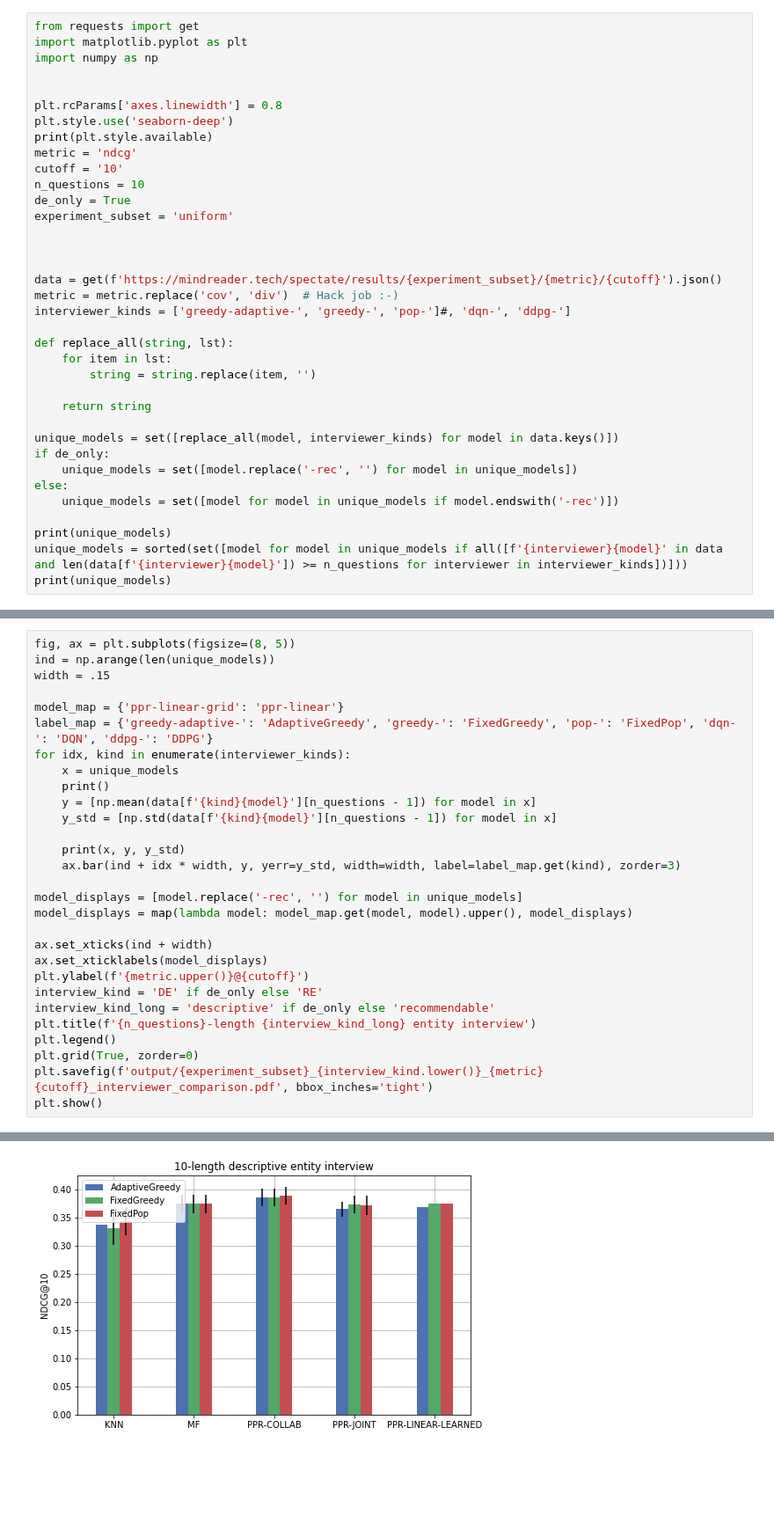
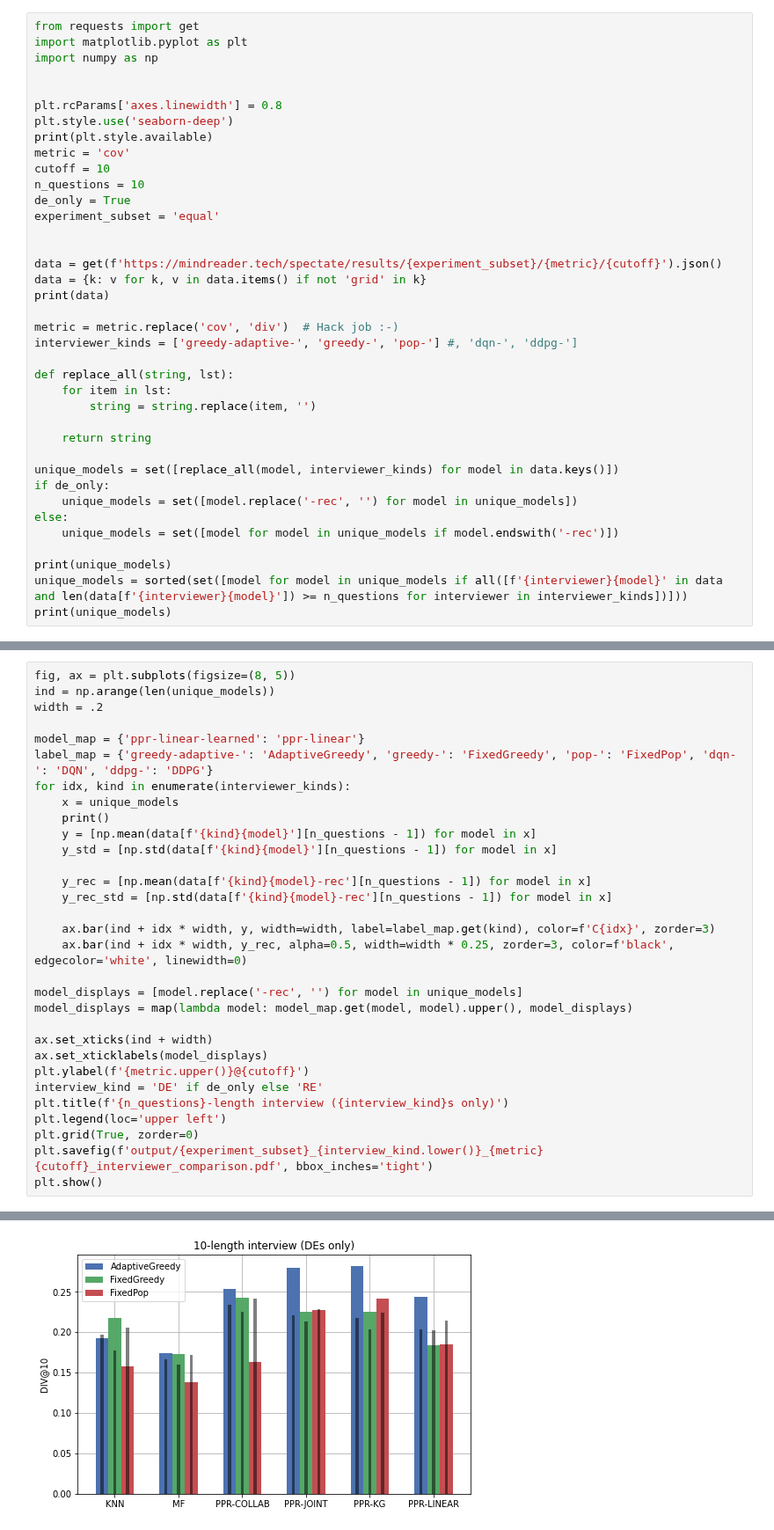
Before and after one commit to MI-911/cold-start-framework, a Jupyter notebook: tools/analysis/results/interviewer_comparison.ipynb, the cells around one changed output, grey strips where cells are left out. Shown at 88% size. Drawn from its saved outputs; the diff is of its cells as text; blank space fills up the shorter version.

Commit message:
Interviewer comparison

```diff
--- a/tools/analysis/results/interviewer_comparison.ipynb
+++ b/tools/analysis/results/interviewer_comparison.ipynb
@@ -7,17 +7,19 @@ import numpy as np
 plt.rcParams['axes.linewidth'] = 0.8
 plt.style.use('seaborn-deep')
 print(plt.style.available)
-metric = 'ndcg'
-cutoff = '10'
+metric = 'cov'
+cutoff = 10
 n_questions = 10
 de_only = True
-experiment_subset = 'uniform'
-
+experiment_subset = 'equal'
 
 
 data = get(f'https://mindreader.tech/spectate/results/{experiment_subset}/{metric}/{cutoff}').json()
+data = {k: v for k, v in data.items() if not 'grid' in k}
+print(data)
+
 metric = metric.replace('cov', 'div')  # Hack job :-)
-interviewer_kinds = ['greedy-adaptive-', 'greedy-', 'pop-']#, 'dqn-', 'ddpg-']
+interviewer_kinds = ['greedy-adaptive-', 'greedy-', 'pop-'] #, 'dqn-', 'ddpg-']
 
 def replace_all(string, lst):
     for item in lst:
@@ -41,9 +44,9 @@ print(unique_models)
 # %%
 fig, ax = plt.subplots(figsize=(8, 5))
 ind = np.arange(len(unique_models))
-width = .15
+width = .2
 
-model_map = {'ppr-linear-grid': 'ppr-linear'}
+model_map = {'ppr-linear-learned': 'ppr-linear'}
 label_map = {'greedy-adaptive-': 'AdaptiveGreedy', 'greedy-': 'FixedGreedy', 'pop-': 'FixedPop', 'dqn-': 'DQN', 'ddpg-': 'DDPG'}
 for idx, kind in enumerate(interviewer_kinds):
     x = unique_models
@@ -51,8 +54,11 @@ for idx, kind in enumerate(interviewer_kinds):
     y = [np.mean(data[f'{kind}{model}'][n_questions - 1]) for model in x]
     y_std = [np.std(data[f'{kind}{model}'][n_questions - 1]) for model in x]
 
-    print(x, y, y_std)
-    ax.bar(ind + idx * width, y, yerr=y_std, width=width, label=label_map.get(kind), zorder=3)
+    y_rec = [np.mean(data[f'{kind}{model}-rec'][n_questions - 1]) for model in x]
+    y_rec_std = [np.std(data[f'{kind}{model}-rec'][n_questions - 1]) for model in x]
+
+    ax.bar(ind + idx * width, y, width=width, label=label_map.get(kind), color=f'C{idx}', zorder=3)
+    ax.bar(ind + idx * width, y_rec, alpha=0.5, width=width * 0.25, zorder=3, color=f'black', edgecolor='white', linewidth=0)
 
 model_displays = [model.replace('-rec', '') for model in unique_models]
 model_displays = map(lambda model: model_map.get(model, model).upper(), model_displays)
@@ -61,9 +67,8 @@ ax.set_xticks(ind + width)
 ax.set_xticklabels(model_displays)
 plt.ylabel(f'{metric.upper()}@{cutoff}')
 interview_kind = 'DE' if de_only else 'RE'
-interview_kind_long = 'descriptive' if de_only else 'recommendable'
-plt.title(f'{n_questions}-length {interview_kind_long} entity interview')
-plt.legend()
+plt.title(f'{n_questions}-length interview ({interview_kind}s only)')
+plt.legend(loc='upper left')
 plt.grid(True, zorder=0)
 plt.savefig(f'output/{experiment_subset}_{interview_kind.lower()}_{metric}{cutoff}_interviewer_comparison.pdf', bbox_inches='tight')
 plt.show()
@@ -76 +76 @@ plt.show()
-[figure, old version]
+[figure, new version]
```
Also changed, not shown: parts of 2 cells of this notebook.
